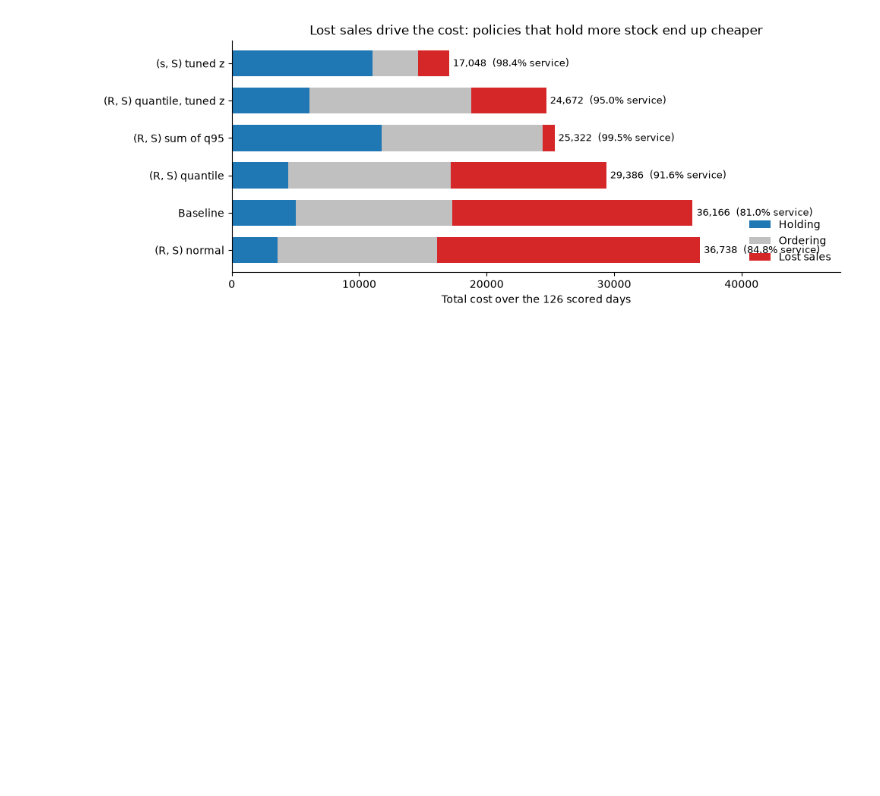
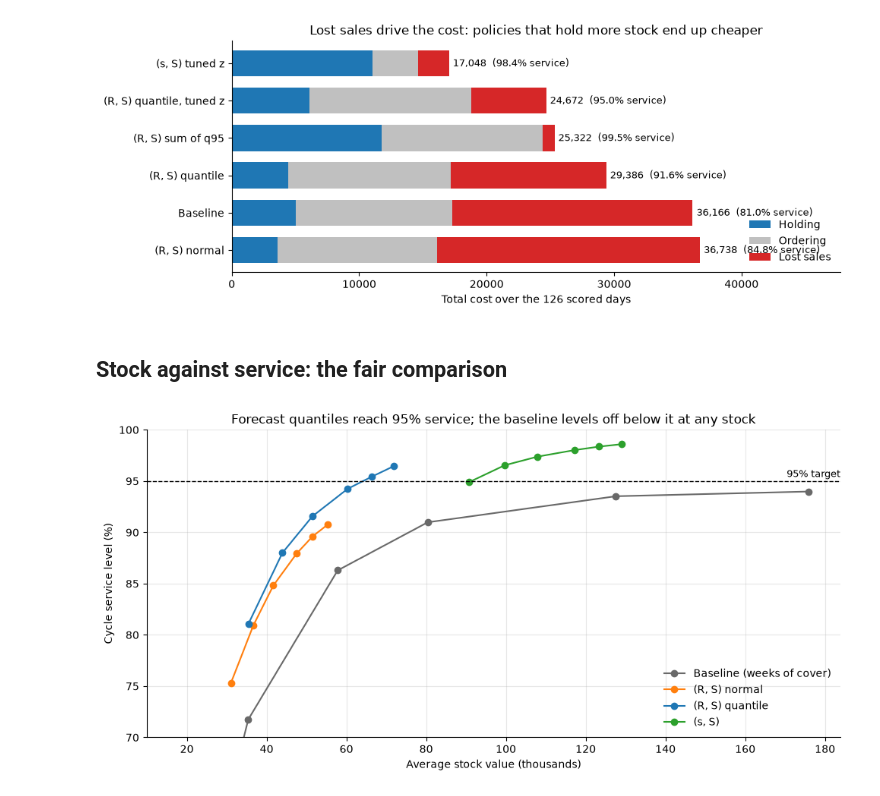
Before and after one commit to vitorneve-s7/supply-chain-decision-platform, a Jupyter notebook: notebooks/03_inventory.ipynb, the cells around one changed output. Drawn from its saved outputs; the diff is of its cells as text; code cells hidden in the pictures; blank space fills up the shorter version.

Commit message:
Add service sweep and cost sensitivity

```diff
--- a/notebooks/03_inventory.ipynb
+++ b/notebooks/03_inventory.ipynb
@@ -241,3 +241,37 @@ plt.tight_layout()
 plt.show()
 # %% [output]
 [figure]
+# %% [markdown]
+## Stock against service: the fair comparison
+# %%
+sweep = pd.read_csv(ROOT / "results" / "inventory_sweep.csv")
+base = sweep[sweep["scenario"] == "base"]
+
+STYLE = {
+    "Baseline (weeks of cover)": "dimgray",
+    "(R, S) normal": "tab:orange",
+    "(R, S) quantile": "tab:blue",
+    "(s, S)": "tab:green",
+}
+fig, ax = plt.subplots(figsize=(10, 5))
+for name, color in STYLE.items():
+    curve = base[base["policy"] == name].sort_values("stock_value")
+    ax.plot(
+        curve["stock_value"] / 1000,
+        curve["cycle_service"] * 100,
+        marker="o",
+        color=color,
+        label=name,
+    )
+ax.axhline(95, color="black", linestyle="--", linewidth=1)
+ax.text(ax.get_xlim()[1], 95.4, "95% target", ha="right", fontsize=9)
+ax.set_xlabel("Average stock value (thousands)")
+ax.set_ylabel("Cycle service level (%)")
+ax.set_ylim(70, 100)
+ax.grid(alpha=0.3)
+ax.set_title("Forecast quantiles reach 95% service; the baseline levels off below it at any stock")
+ax.legend(frameon=False, loc="lower right")
+plt.tight_layout()
+plt.show()
+# %% [output]
+[figure, added]
```
Also changed, not shown: parts of 2 cells of this notebook, 6 other files.
